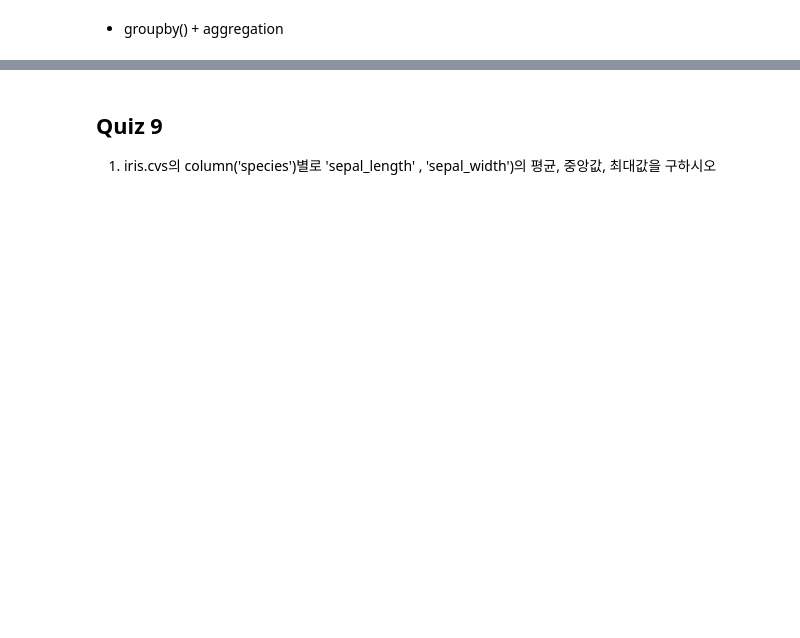
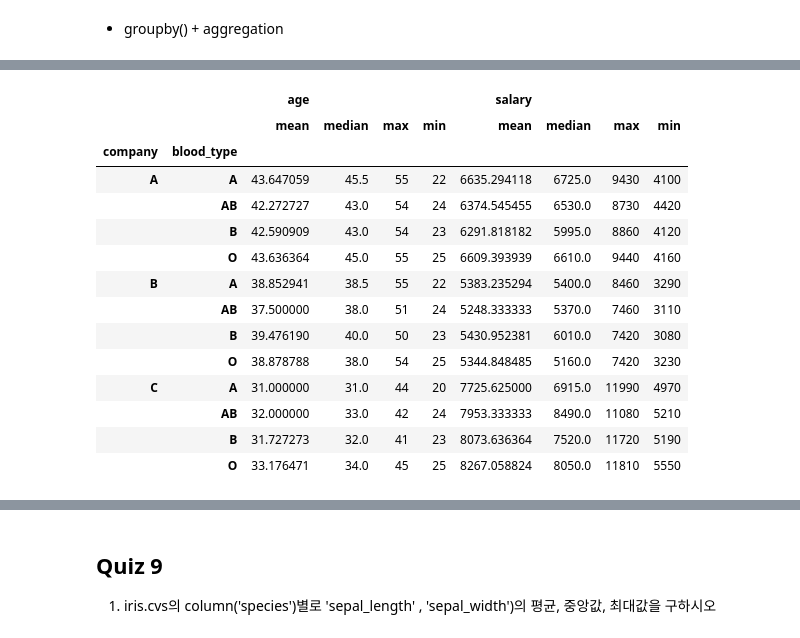
Before and after one commit to Eric4848/TIL, a Jupyter notebook: Machine Learning/[WorkBook]ch1 Numpy & Pandas.ipynb, the cells around one changed output, grey strips where cells are left out. Saved outputs shown, nothing was run; the diff lists cells and outputs as text; code cells hidden in the pictures; blank space fills up the shorter version.

```diff
--- a/Machine Learning/[WorkBook]ch1 Numpy & Pandas.ipynb
+++ b/Machine Learning/[WorkBook]ch1 Numpy & Pandas.ipynb
@@ -1234,0 +1312,4 @@ df_indian_food2.loc[check1 & check2, :]
+# %%
+# 파일 로딩
+df_hk = pd.read_csv('.\\data\\hk_221206.csv')
+df_hk[:2]
@@ -1267,4 +1484,21 @@ df_indian_food2.loc[check1 & check2, :]
 # %%
 # n개 groupby + n개 aggregation(column별 동일 aggregation)
+df_hk.groupby(['company', 'blood_type'])['age', 'salary'].agg(['mean', 'median', 'max', 'min'])
+# %% [output]
+|  |  | age |  |  |  | salary |  |  |  |
+|  |  | mean | median | max | min | mean | median | max | min |
+| company | blood_type |  |  |  |  |  |  |  |  |
+| A | A | 43.647059 | 45.5 | 55 | 22 | 6635.294118 | 6725.0 | 9430 | 4100 |
+|  | AB | 42.272727 | 43.0 | 54 | 24 | 6374.545455 | 6530.0 | 8730 | 4420 |
+|  | B | 42.590909 | 43.0 | 54 | 23 | 6291.818182 | 5995.0 | 8860 | 4120 |
+|  | O | 43.636364 | 45.0 | 55 | 25 | 6609.393939 | 6610.0 | 9440 | 4160 |
+| B | A | 38.852941 | 38.5 | 55 | 22 | 5383.235294 | 5400.0 | 8460 | 3290 |
+|  | AB | 37.500000 | 38.0 | 51 | 24 | 5248.333333 | 5370.0 | 7460 | 3110 |
+|  | B | 39.476190 | 40.0 | 50 | 23 | 5430.952381 | 6010.0 | 7420 | 3080 |
+|  | O | 38.878788 | 38.0 | 54 | 25 | 5344.848485 | 5160.0 | 7420 | 3230 |
+| C | A | 31.000000 | 31.0 | 44 | 20 | 7725.625000 | 6915.0 | 11990 | 4970 |
+|  | AB | 32.000000 | 33.0 | 42 | 24 | 7953.333333 | 8490.0 | 11080 | 5210 |
+|  | B | 31.727273 | 32.0 | 41 | 23 | 8073.636364 | 7520.0 | 11720 | 5190 |
+|  | O | 33.176471 | 34.0 | 45 | 25 | 8267.058824 | 8050.0 | 11810 | 5550 |
 # %%
 # n개 groupby + n개 aggregation(column별 다른 aggregation)
```
Also changed, not shown: parts of 66 cells of this notebook, 1 other file.
